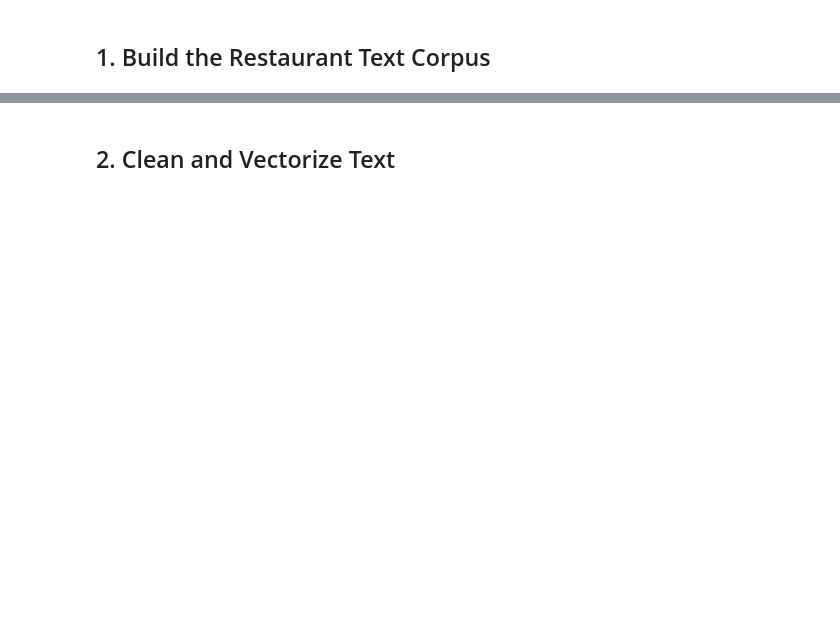
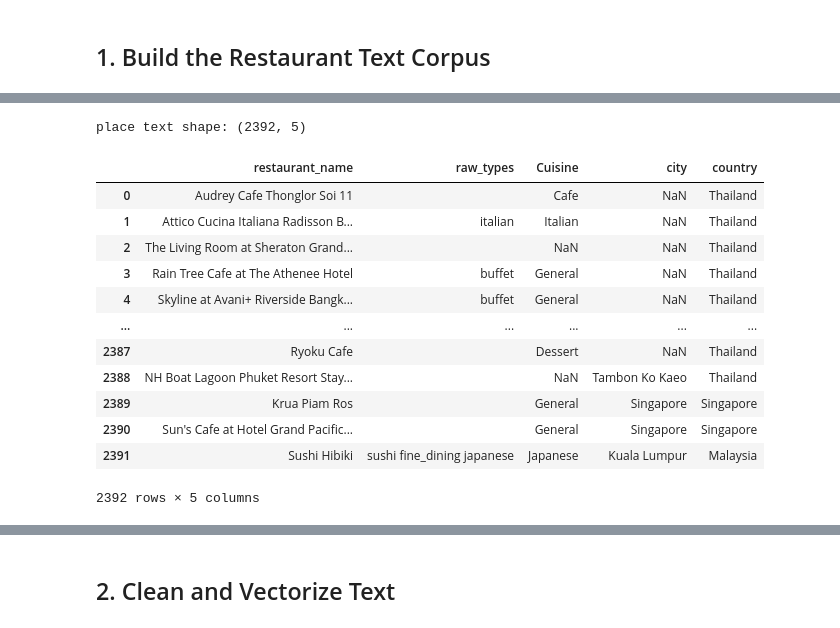
Before and after one commit to liyunling2/OPE, a Jupyter notebook: clustering/clustering.ipynb, the cells around one changed output, grey strips where cells are left out. Saved outputs shown, nothing was run; the diff lists cells and outputs as text; code cells hidden in the pictures; blank space fills up the shorter version.

```diff
--- a/clustering/clustering.ipynb
+++ b/clustering/clustering.ipynb
@@ -85,11 +110,42 @@ print("kol aggregated shape:", kol_aggregated.shape) # 301 rows × 3 columns
 # %%
 # 3. Prepare Google Places data with ID
-place_text = (
+
+def edit_type(raw_types):
+    if pd.isna(raw_types):
+        return []
+    types_list = raw_types.split(",") # Split the string into a list
+    edited_types = ""
+    for t in types_list:
+        t = t.strip() # Remove leading/trailing whitespace
+        if t in ['restaurant', 'food', 'point_of_interest', 'establishment', 'food_store']:
+            continue # Skip these generic types
+        if t.endswith('_restaurant'):
+            edited_types += t.removesuffix('_restaurant') + " " # Standardize all restaurant types to 'restaurant'
+    return edited_types
+
+places['raw_types'] = places['raw_types'].apply(lambda x : edit_type(x))
+places = (
     places[["input_string", "raw_types", "Cuisine", "city", "country"]]
     .rename(columns={"input_string": "restaurant_name"})
     .drop_duplicates(["restaurant_name"])
 )
-print("place text shape:", place_text.shape) # 2392 rows × 5 columns
+print("place text shape:", places.shape) # 2392 rows × 5 columns
+places
+# %% [output]
+place text shape: (2392, 5)
+|  | restaurant_name | raw_types | Cuisine | city | country |
+| 0 | Audrey Cafe Thonglor Soi 11 |  | Cafe | NaN | Thailand |
+| 1 | Attico Cucina Italiana Radisson B... | italian | Italian | NaN | Thailand |
+| 2 | The Living Room at Sheraton Grand... |  | NaN | NaN | Thailand |
+| 3 | Rain Tree Cafe at The Athenee Hotel | buffet | General | NaN | Thailand |
+| 4 | Skyline at Avani+ Riverside Bangk... | buffet | General | NaN | Thailand |
+| ... | ... | ... | ... | ... | ... |
+| 2387 | Ryoku Cafe |  | Dessert | NaN | Thailand |
+| 2388 | NH Boat Lagoon Phuket Resort Stay... |  | NaN | Tambon Ko Kaeo | Thailand |
+| 2389 | Krua Piam Ros |  | General | Singapore | Singapore |
+| 2390 | Sun's Cafe at Hotel Grand Pacific... |  | General | Singapore | Singapore |
+| 2391 | Sushi Hibiki | sushi fine_dining japanese | Japanese | Kuala Lumpur | Malaysia |
+2392 rows × 5 columns
 # %%
 # 4. Aggregate Reviews with ID
 combined_restaurant_reviews = (
```
Also changed, not shown: parts of 19 cells of this notebook.
